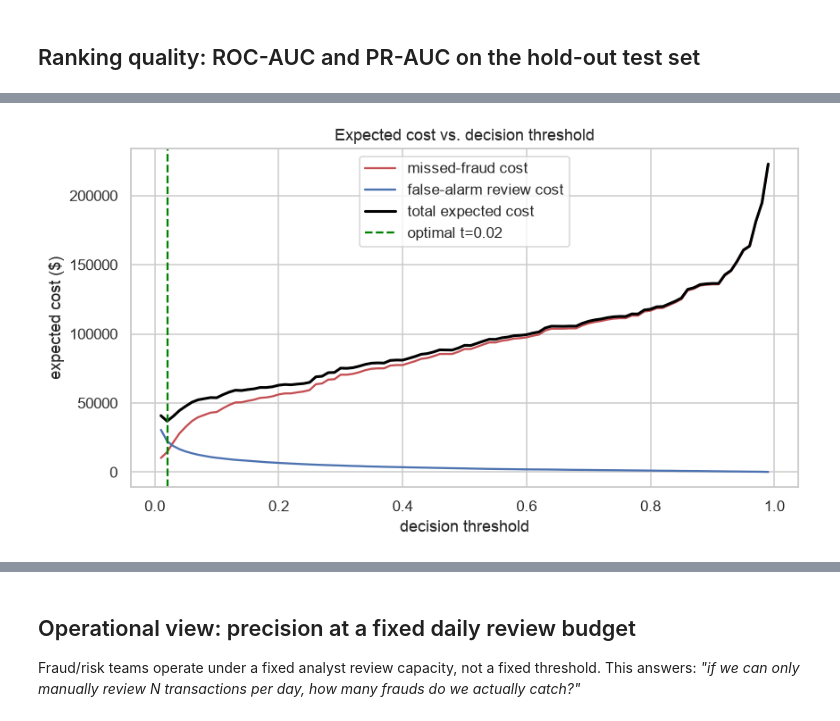
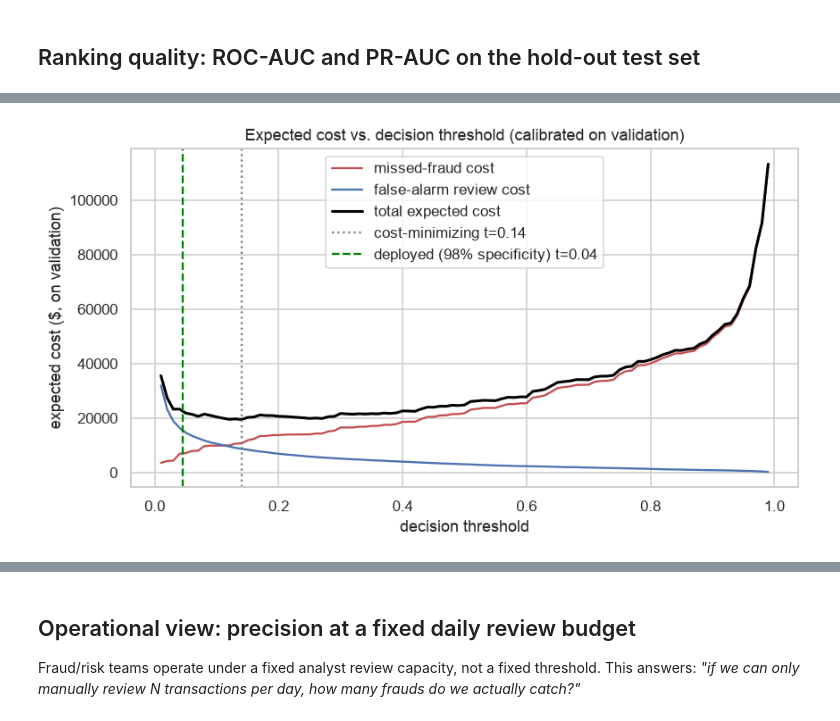
Before and after one commit to TA-rathnayaka/fraud_detection, a Jupyter notebook: notebooks/05_model_evaluation_explainability.ipynb, the cells around one changed output, grey strips where cells are left out. Saved outputs shown, nothing was run; the diff lists cells and outputs as text; code cells hidden in the pictures.

```diff
--- a/notebooks/05_model_evaluation_explainability.ipynb
+++ b/notebooks/05_model_evaluation_explainability.ipynb
@@ -31,12 +31,19 @@ with open("../data/processed/feature_columns.json") as f:
     cfg = json.load(f)
 FEATURES, LABEL = cfg["features"], cfg["label"]
 
+# val is loaded here too (not just later, for category calibration) because the global
+# decision threshold below is now calibrated on it as well -- test stays untouched by any
+# calibration decision, used only for the final reported numbers.
+val = pd.read_parquet("../data/processed/val.parquet").reset_index(drop=True)
 test = pd.read_parquet("../data/processed/test.parquet").reset_index(drop=True)
+X_val, y_val = val[FEATURES], val[LABEL]
 X_test, y_test = test[FEATURES], test[LABEL]
 
 mlflow.set_tracking_uri(f"sqlite:///{os.path.abspath('../mlflow.db')}")
 model = mlflow.xgboost.load_model("models:/fraud-xgboost@staging")
 
+val_proba = model.predict_proba(X_val)[:, 1]
 test_proba = model.predict_proba(X_test)[:, 1]
+print(f"val set:  {X_val.shape}, fraud rate={y_val.mean():.4%}")
 print(f"test set: {X_test.shape}, fraud rate={y_test.mean():.4%}")
 # %% [output]
@@ -84,39 +106,70 @@ rather than optimizing a proxy metric like F1.
 # %%
 REVIEW_COST = 5.0
+val_amounts = val["amount"].values
+y_val_arr = val[LABEL].values
+
+# Reference-only business baselines: what "approve everything" / "review everything" would
+# cost on the real, held-out test population. Not used to pick the threshold -- just the
+# fixed backdrop the final savings estimate is measured against.
 amounts = test["amount"].values
 y_arr = y_test.values
+no_model_cost = amounts[y_arr == 1].sum()               # approve everything
+review_all_cost = REVIEW_COST * len(test)                 # manually review everything
 
 thresholds = np.linspace(0.01, 0.99, 99)
 total_costs, fn_costs, fp_costs = [], [], []
 for t in thresholds:
-    pred = (test_proba >= t).astype(int)
-    fn_mask = (pred == 0) & (y_arr == 1)
-    fp_mask = (pred == 1) & (y_arr == 0)
-    fn_cost = amounts[fn_mask].sum()
+    pred = (val_proba >= t).astype(int)
+    fn_mask = (pred == 0) & (y_val_arr == 1)
+    fp_mask = (pred == 1) & (y_val_arr == 0)
+    fn_cost = val_amounts[fn_mask].sum()
     fp_cost = REVIEW_COST * fp_mask.sum()
     fn_costs.append(fn_cost); fp_costs.append(fp_cost); total_costs.append(fn_cost + fp_cost)
 
 total_costs = np.array(total_costs)
-best_idx = total_costs.argmin()
-best_threshold = thresholds[best_idx]
+cost_min_idx = total_costs.argmin()
+cost_min_threshold = thresholds[cost_min_idx]
 
-no_model_cost = amounts[y_arr == 1].sum()             # approve everything
-review_all_cost = REVIEW_COST * len(test)               # manually review everything
+# Deployed threshold: highest-recall cutoff that still keeps specificity on legitimate
+# transactions (in validation) at or above the target -- i.e. at most
+# (1 - TARGET_SPECIFICITY) of good customers get flagged. roc_curve's fpr is non-decreasing
+# in roc_thresholds' reverse order, so the last index satisfying the constraint is the
+# highest-recall one.
+fpr, tpr, roc_thresholds = roc_curve(y_val, val_proba)
+TARGET_SPECIFICITY = 0.98
+max_fpr = 1 - TARGET_SPECIFICITY
+valid = fpr <= max_fpr
+spec_idx = np.where(valid)[0][-1]
+best_threshold = float(roc_thresholds[spec_idx])
+achieved_specificity_val = 1 - fpr[spec_idx]
+achieved_recall_val = tpr[spec_idx]
 
-print(f"Optimal threshold: {best_threshold:.2f}")
-print(f"Expected cost @ optimal threshold: ${total_costs[best_idx]:,.0f}")
-print(f"Cost of approving everything (no model): ${no_model_cost:,.0f}")
-print(f"Cost of manually reviewing everything:    ${review_all_cost:,.0f}")
-print(f"Estimated savings vs. no model: ${no_model_cost - total_costs[best_idx]:,.0f} "
-      f"({(1 - total_costs[best_idx] / no_model_cost):.1%} reduction)")
+# cost_at_best is the one number in this cell computed on TEST rather than val -- checking
+# what the val-calibrated threshold actually costs on the untouched evaluation set.
+pred_at_best = (test_proba >= best_threshold).astype(int)
+fn_mask_best = (pred_at_best == 0) & (y_arr == 1)
+fp_mask_best = (pred_at_best == 1) & (y_arr == 0)
+cost_at_best = amounts[fn_mask_best].sum() + REVIEW_COST * fp_mask_best.sum()
+
+print(f"Cost-minimizing threshold on validation (reference only): {cost_min_threshold:.2f}  "
+      f"(expected val cost ${total_costs[cost_min_idx]:,.0f})")
+print(f"Specificity-targeted threshold (deployed, calibrated on validation): {best_threshold:.4f}")
+print(f"  achieved specificity (on validation): {achieved_specificity_val:.4f}  (target {TARGET_SPECIFICITY})")
+print(f"  achieved recall (on validation):      {achieved_recall_val:.4f}")
+print(f"Expected cost @ deployed threshold, evaluated on TEST: ${cost_at_best:,.0f}")
+print(f"Cost of approving everything (no model), on TEST: ${no_model_cost:,.0f}")
+print(f"Cost of manually reviewing everything, on TEST:    ${review_all_cost:,.0f}")
+print(f"Estimated savings vs. no model (on TEST): ${no_model_cost - cost_at_best:,.0f} "
+      f"({(1 - cost_at_best / no_model_cost):.1%} reduction)")
 
 fig, ax = plt.subplots(figsize=(8, 4.5))
 ax.plot(thresholds, fn_costs, label="missed-fraud cost", color="#C44E52")
 ax.plot(thresholds, fp_costs, label="false-alarm review cost", color="#4C72B0")
 ax.plot(thresholds, total_costs, label="total expected cost", color="black", linewidth=2)
-ax.axvline(best_threshold, color="green", linestyle="--", label=f"optimal t={best_threshold:.2f}")
-ax.set_xlabel("decision threshold"); ax.set_ylabel("expected cost ($)")
-ax.set_title("Expected cost vs. decision threshold")
+ax.axvline(cost_min_threshold, color="gray", linestyle=":", label=f"cost-minimizing t={cost_min_threshold:.2f}")
+ax.axvline(best_threshold, color="green", linestyle="--", label=f"deployed (98% specificity) t={best_threshold:.2f}")
+ax.set_xlabel("decision threshold"); ax.set_ylabel("expected cost ($, on validation)")
+ax.set_title("Expected cost vs. decision threshold (calibrated on validation)")
 ax.legend()
 plt.tight_layout()
 plt.show()
@@ -129 +185 @@ Estimated savings vs. no model: $474,442 (92.8% reduction)
-[figure, old version]
+[figure, new version]
```
Also changed, not shown: parts of 16 cells of this notebook, 45 other files.
